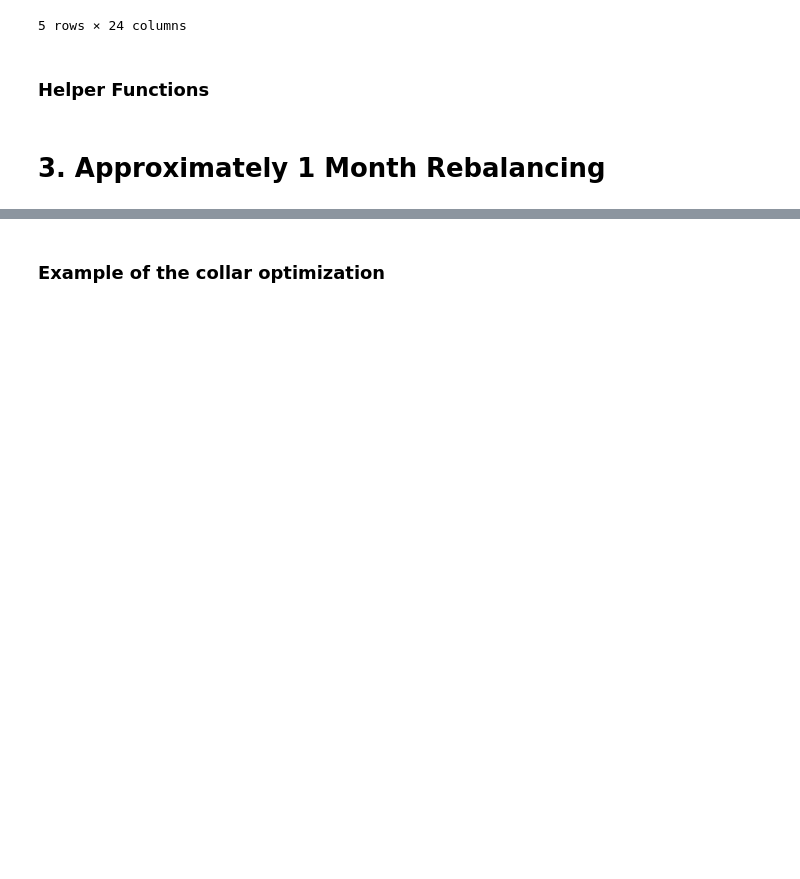
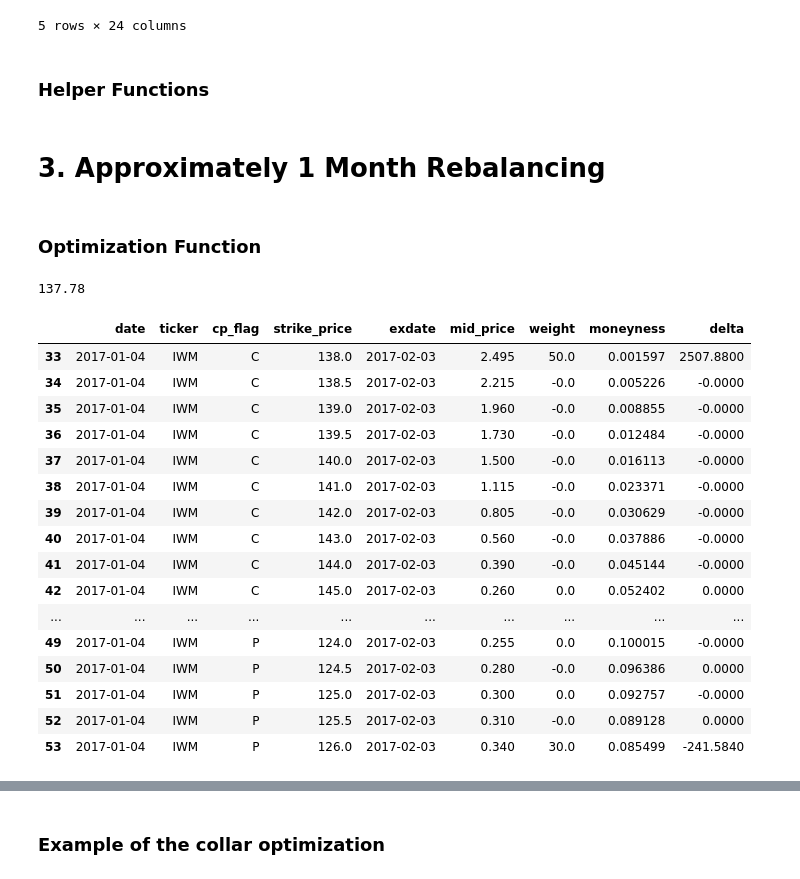
Before and after one commit to twood886/FINM33150_Quant_Trading_Project, a Jupyter notebook: options_collar_strategy.ipynb, the cells around one changed output, grey strips where cells are left out. Saved outputs shown, nothing was run; the diff lists cells and outputs as text; code cells hidden in the pictures; blank space fills up the shorter version.

```diff
--- a/options_collar_strategy.ipynb
+++ b/options_collar_strategy.ipynb
@@ -196,6 +196,8 @@ def cumulative_pnl_grapher(df):
     plt.ylabel('Cumulative PNL')
 # %% [markdown]
 # 3. Approximately 1 Month Rebalancing
+# %% [markdown]
+### Optimization Function
 # %%
 def minimize_delta(calls, puts, current_price, target_moneyness, hedge_ratio):
     # Hedge ratio is percentage of hedge per ticker and total_contracts is the total number of contracts to be traded
@@ -253,6 +256,34 @@ def minimize_delta(calls, puts, current_price, target_moneyness, hedge_ratio):
     elif model.status == GRB.INFEASIBLE:
         print("Optimization failed or no feasible solution found.")
         return None
+# %%
+dates = ['2017-01-04', '2017-02-08', '2022-12-07']
+tickers = ['IWM', 'XLF', 'HYG']
+moneyness_target = 0.05
+hedge_ratio = 0.5
+
+calls, puts, current_price = get_options(option_raw, tickers[0], dates[0])
+print(current_price)
+minimize_delta(calls, puts, current_price, moneyness_target, hedge_ratio)
+# %% [output]
+137.78
+|  | date | ticker | cp_flag | strike_price | exdate | mid_price | weight | moneyness | delta |
+| 33 | 2017-01-04 | IWM | C | 138.0 | 2017-02-03 | 2.495 | 50.0 | 0.001597 | 2507.8800 |
+| 34 | 2017-01-04 | IWM | C | 138.5 | 2017-02-03 | 2.215 | -0.0 | 0.005226 | -0.0000 |
+| 35 | 2017-01-04 | IWM | C | 139.0 | 2017-02-03 | 1.960 | -0.0 | 0.008855 | -0.0000 |
+| 36 | 2017-01-04 | IWM | C | 139.5 | 2017-02-03 | 1.730 | -0.0 | 0.012484 | -0.0000 |
+| 37 | 2017-01-04 | IWM | C | 140.0 | 2017-02-03 | 1.500 | -0.0 | 0.016113 | -0.0000 |
+| 38 | 2017-01-04 | IWM | C | 141.0 | 2017-02-03 | 1.115 | -0.0 | 0.023371 | -0.0000 |
+| 39 | 2017-01-04 | IWM | C | 142.0 | 2017-02-03 | 0.805 | -0.0 | 0.030629 | -0.0000 |
+| 40 | 2017-01-04 | IWM | C | 143.0 | 2017-02-03 | 0.560 | -0.0 | 0.037886 | -0.0000 |
+| 41 | 2017-01-04 | IWM | C | 144.0 | 2017-02-03 | 0.390 | -0.0 | 0.045144 | -0.0000 |
+| 42 | 2017-01-04 | IWM | C | 145.0 | 2017-02-03 | 0.260 | 0.0 | 0.052402 | 0.0000 |
+| ... | ... | ... | ... | ... | ... | ... | ... | ... | ... |
+| 49 | 2017-01-04 | IWM | P | 124.0 | 2017-02-03 | 0.255 | 0.0 | 0.100015 | -0.0000 |
+| 50 | 2017-01-04 | IWM | P | 124.5 | 2017-02-03 | 0.280 | -0.0 | 0.096386 | 0.0000 |
+| 51 | 2017-01-04 | IWM | P | 125.0 | 2017-02-03 | 0.300 | 0.0 | 0.092757 | -0.0000 |
+| 52 | 2017-01-04 | IWM | P | 125.5 | 2017-02-03 | 0.310 | -0.0 | 0.089128 | 0.0000 |
+| 53 | 2017-01-04 | IWM | P | 126.0 | 2017-02-03 | 0.340 | 30.0 | 0.085499 | -241.5840 |
 # %%
 # Set params
 hedge_ratio = 0.5
```
Also changed, not shown: parts of 3 cells of this notebook.
